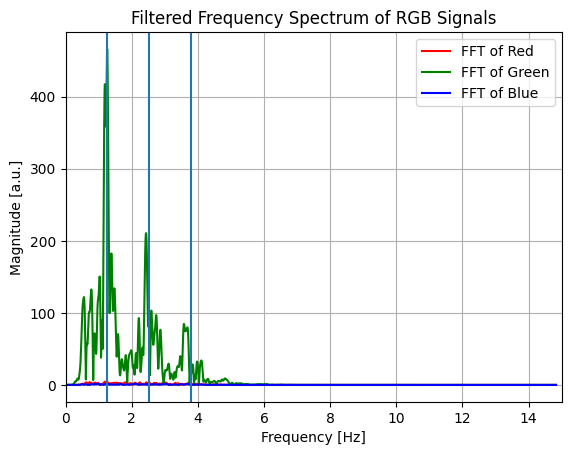
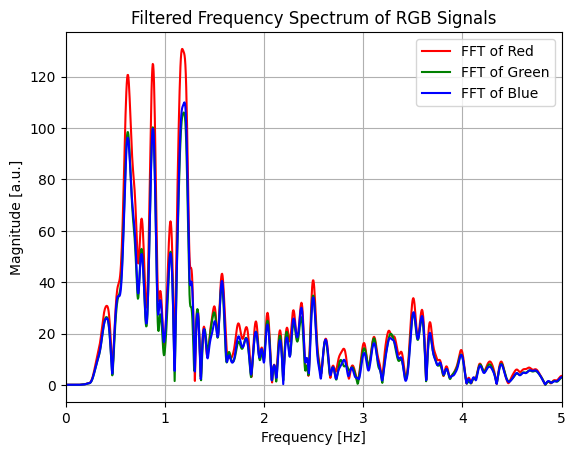
Unified diff of the notebook cell whose output changed from the first chart to the second:
--- before
+++ after
@@ -31,5 +31,5 @@
 plt.xlabel("Frequency [Hz]")
 plt.ylabel("Magnitude [a.u.]")
-plt.xlim(0,15)
+plt.xlim(0,5)
 plt.grid(True)
 plt.show()

Commit: fixed in iphone folder